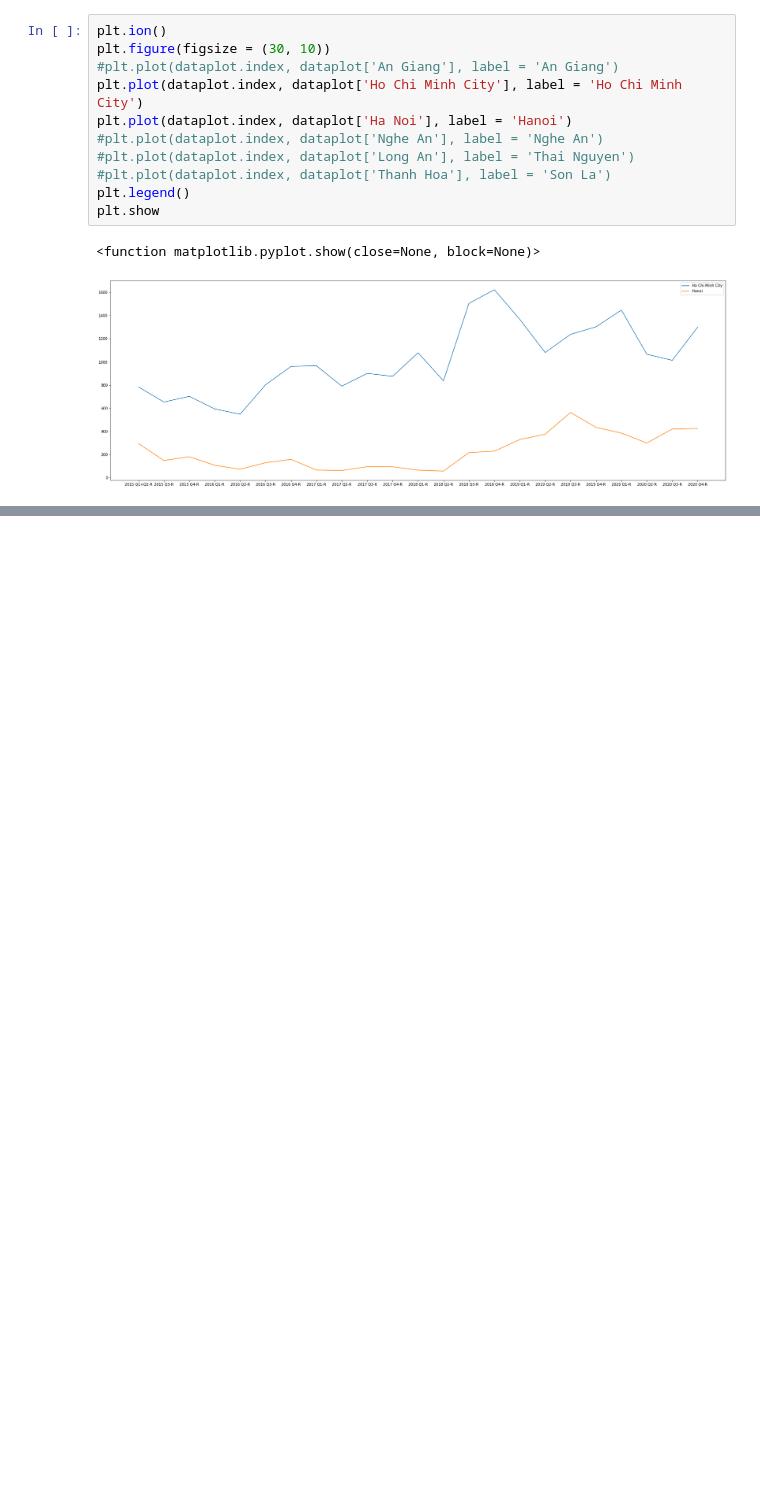
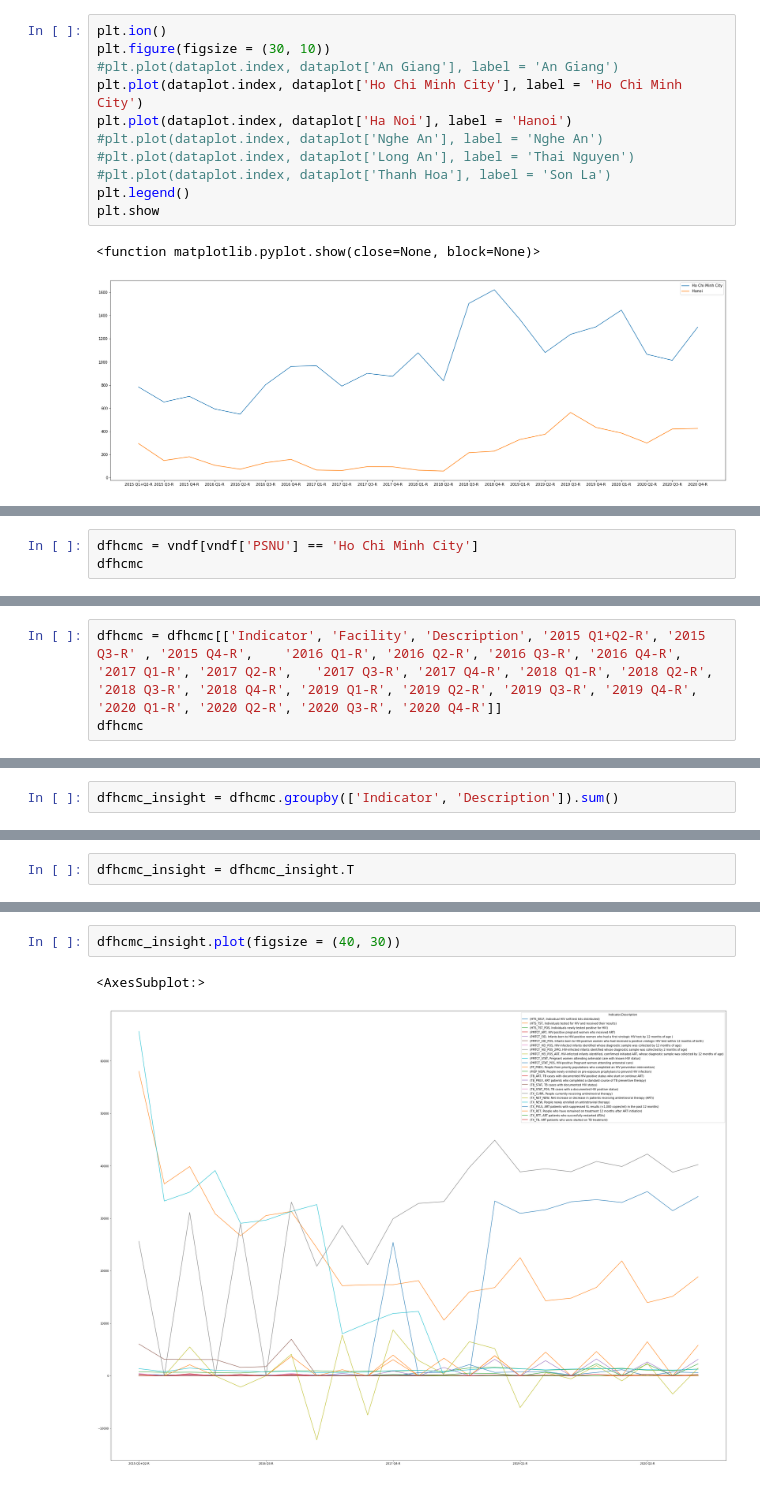
Before and after one commit to giatranhoang/mer_vnpepfar, a Jupyter notebook: mer_vnpepfar_analytic.ipynb, the cells around one changed output, grey strips where cells are left out. Saved outputs shown, nothing was run; the diff lists cells and outputs as text; blank space fills up the shorter version.

```diff
--- a/mer_vnpepfar_analytic.ipynb
+++ b/mer_vnpepfar_analytic.ipynb
@@ -220,0 +226,3 @@ plt.show
+# %%
+dfhcmc = vndf[vndf['PSNU'] == 'Ho Chi Minh City']
+dfhcmc
@@ -220,0 +243,3 @@ plt.show
+# %%
+dfhcmc = dfhcmc[['Indicator', 'Facility', 'Description', '2015 Q1+Q2-R', '2015 Q3-R' , '2015 Q4-R',	'2016 Q1-R', '2016 Q2-R', '2016 Q3-R', '2016 Q4-R',	'2017 Q1-R', '2017 Q2-R',	'2017 Q3-R', '2017 Q4-R', '2018 Q1-R', '2018 Q2-R',	'2018 Q3-R', '2018 Q4-R', '2019 Q1-R', '2019 Q2-R', '2019 Q3-R', '2019 Q4-R', '2020 Q1-R', '2020 Q2-R', '2020 Q3-R', '2020 Q4-R']]
+dfhcmc
@@ -220,0 +278,2 @@ plt.show
+# %%
+dfhcmc_insight = dfhcmc.groupby(['Indicator', 'Description']).sum()
@@ -220,0 +293,2 @@ plt.show
+# %%
+dfhcmc_insight = dfhcmc_insight.T
@@ -220,0 +316,5 @@ plt.show
+# %%
+dfhcmc_insight.plot(figsize = (40, 30))
+# %% [output]
+<AxesSubplot:>
+[figure, added]
```
Also changed, not shown: parts of 15 cells of this notebook.
